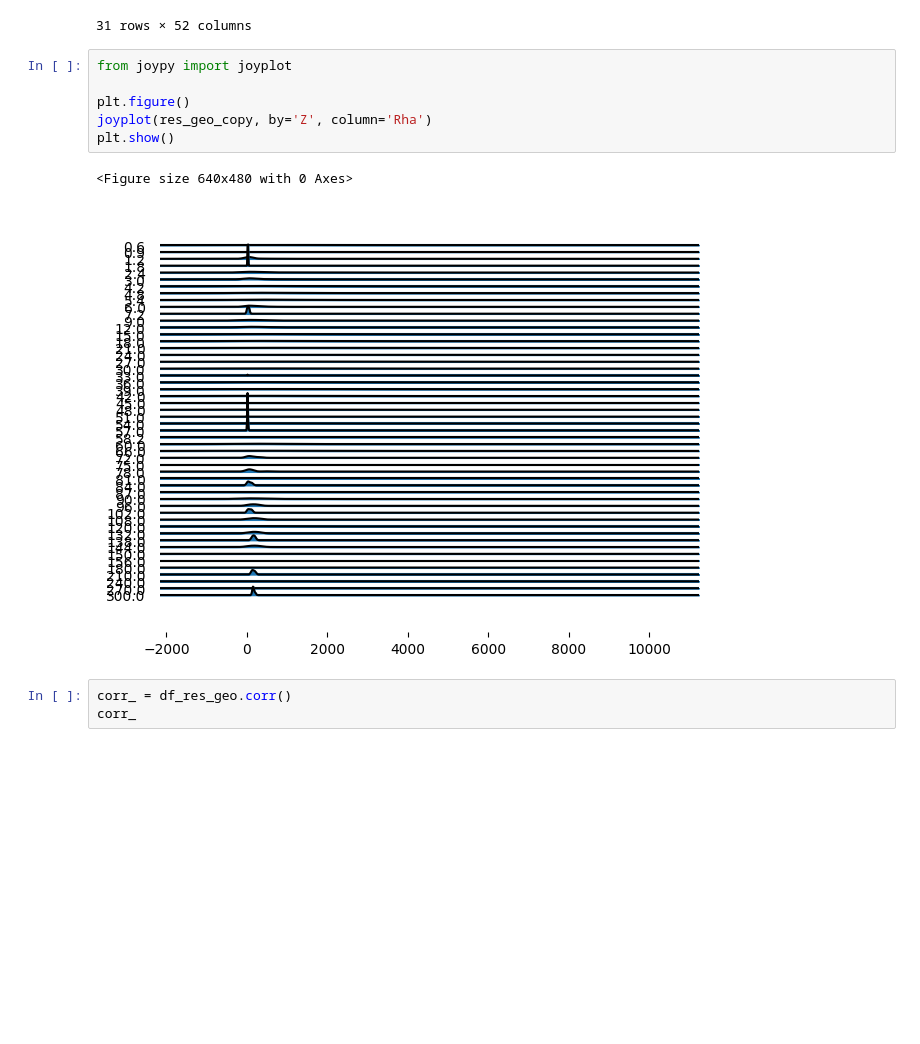
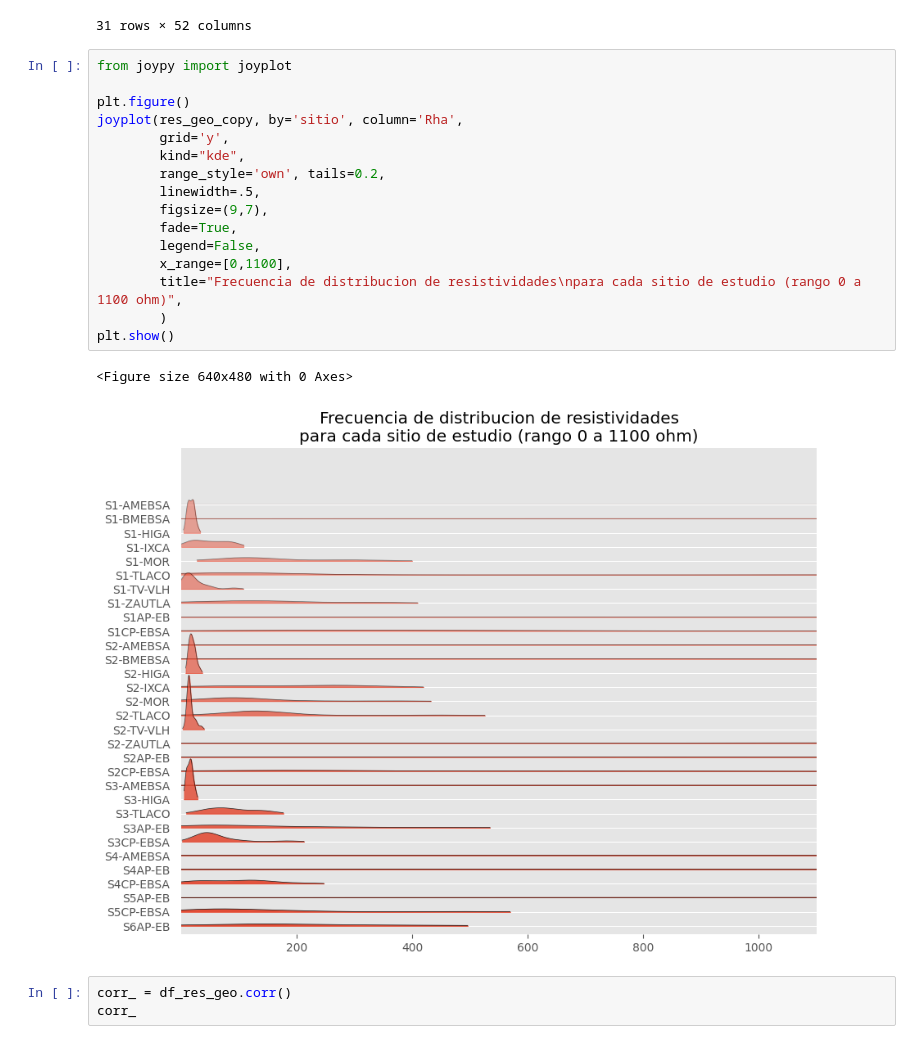
Before and after one commit to JuanJT117/Clase-de-aprendizaje-automatico, a Jupyter notebook: Tareas/Tarea_Aprendizaje_Automatico.ipynb, the cells around one changed output. Saved outputs shown, nothing was run; the diff lists cells and outputs as text; blank space fills up the shorter version.

```diff
--- a/Tareas/Tarea_Aprendizaje_Automatico.ipynb
+++ b/Tareas/Tarea_Aprendizaje_Automatico.ipynb
@@ -427,15 +461,25 @@ df_res_geo
 | 371669.76 | 2849650.58 | NaN | NaN | NaN | NaN | NaN | NaN | 55.71 | NaN | NaN | 47.715 | ... |
 | 371852.46 | 2850118.81 | NaN | NaN | NaN | NaN | NaN | NaN | 33.21 | NaN | NaN | 39.435 | ... |
 31 rows × 52 columns
-# %%
-from joypy import joyplot
-
-plt.figure()
-joyplot(res_geo_copy, by='Z', column='Rha')
-plt.show()
-# %% [output]
-<Figure size 640x480 with 0 Axes>
-[figure, removed]
+# %%
+from joypy import joyplot
+
+plt.figure()
+joyplot(res_geo_copy, by='sitio', column='Rha',
+        grid='y',
+        kind="kde",
+        range_style='own', tails=0.2,
+        linewidth=.5,
+        figsize=(9,7),
+        fade=True,
+        legend=False,
+        x_range=[0,1100],
+        title="Frecuencia de distribucion de resistividades\npara cada sitio de estudio (rango 0 a 1100 ohm)",
+        )
+plt.show()
+# %% [output]
+<Figure size 640x480 with 0 Axes>
+[figure, added]
 # %%
 corr_ = df_res_geo.corr()
 corr_
```
Also changed, not shown: parts of 30 cells of this notebook, 7 other files.
